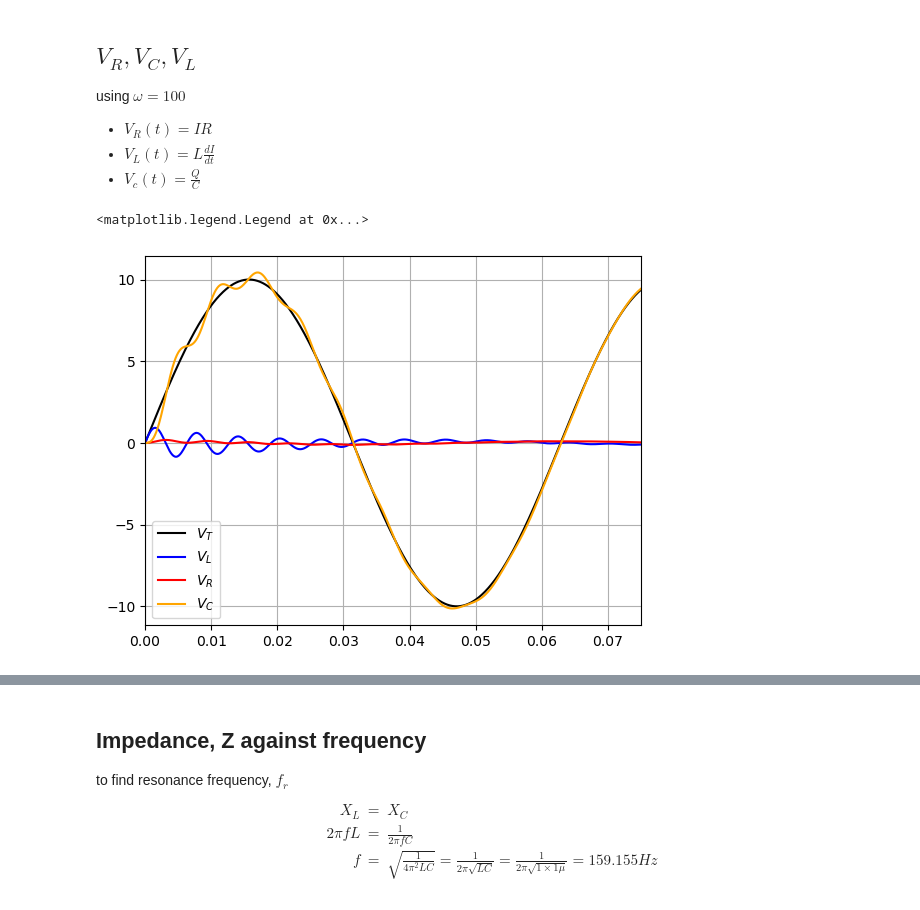
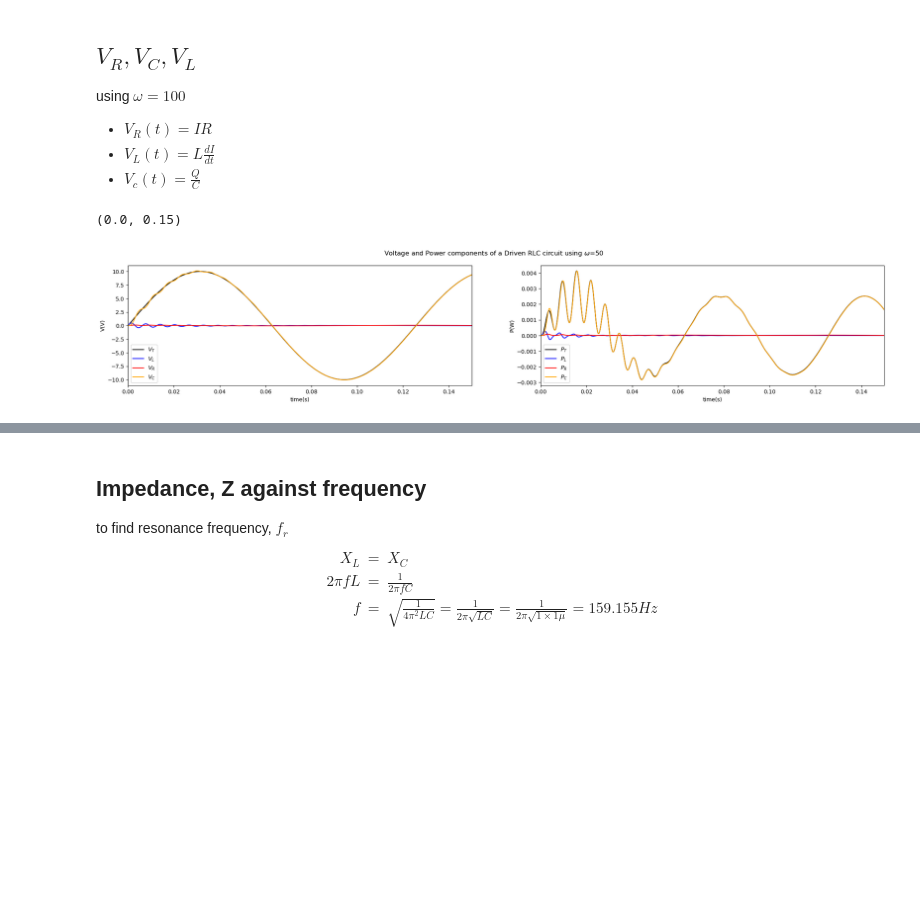
Before and after one commit to Bwimmin/Driven-RLC-Circuit, a Jupyter notebook: Driven RLC Circuit.ipynb, the cells around one changed output, grey strips where cells are left out. Saved outputs shown, nothing was run; the diff lists cells and outputs as text; code cells hidden in the pictures; blank space fills up the shorter version.

```diff
--- a/Driven RLC Circuit.ipynb
+++ b/Driven RLC Circuit.ipynb
@@ -169,18 +182,48 @@ using $\omega=100$
 - $V_{L}(t)=L \frac{dI}{dt}$
 - $V_{c}(t)=\frac{Q}{C}$
 # %%
-VT = A_V100
-VR = N_I100*R
-VL = L*np.diff(N_I100)/dt
-VC = N_Q100/C
+def VandP_components (V, I, Q, R, L, C, dt) :
+    VT = V
+    VR = I*R
+    VL = L*np.diff(I)/dt
+    VC = Q/C
+
+    PT= I*VT
+    PR = I*VR
+    PL = I[:-1]*VL
+    PC = I*VC
+
+    return VT, VR, VL, VC, PT, PR, PL, PC
+
+VT50, VR50, VL50, VC50, PT50, PR50, PL50, PC50 = VandP_components (A_V50, A_I50, A_Q50, R, L, C, dt)
+VT60, VR60, VL60, VC60, PT60, PR60, PL60, PC60 = VandP_components (A_V60, A_I60, A_Q50, R, L, C, dt)
+VT100, VR100, VL100, VC100, PT100, PR100, PL100, PC100 = VandP_components (A_V100, A_I100, A_Q50, R, L, C, dt)
-# %%
-plt.plot(t, VT,label=r'$V_T$', color = 'black')
-plt.plot(t[:-1], VL, label=r'$V_L$',color = 'blue')
-plt.plot(t, VR, label=r'$V_R$', color = 'red')
-plt.plot(t, VC, label=r'$V_C$', color = 'orange')
-plt.xlim(0,0.075)
-plt.grid()
-plt.legend()
-# %% [output]
-<matplotlib.legend.Legend at 0x...>
-[figure, removed]
+# %%
+fig, (ax1, ax2) = plt.subplots(1, 2, figsize=(25, 4))
+
+fig.suptitle(r'Voltage and Power components of a Driven RLC circuit using $\omega$=50')
+#ax1.set_xlim(0,100)
+#ax2.set_xlim(0,100)
+
+ax1.plot(t,      VT50,     color = 'black' ,label = r'$V_T$',)
+ax1.plot(t[:-1], VL50,     color = 'blue'  ,label = r'$V_L $')
+ax1.plot(t,      VR50,     color = 'red'   ,label = r'$V_R $')
+ax1.plot(t,      VC50,     color = 'orange',label = r'$V_C $')
+,
+ax2.plot(t,      PT50,    color = 'black', label = r'$P_T$')
+ax2.plot(t[:-1], PL50,    color = 'blue',  label = r'$P_L $')
+ax2.plot(t,      PR50,    color = 'red',   label = r'$P_R $')
+ax2.plot(t,      PC50,    color = 'orange',label = r'$P_C $')
+
+#ax1.set_title(r"$F_D$ = 1.35")
+#ax2.set_title(r"$F_D$ = 1.44")
+
+ax1.set(ylabel=r'V(V)', xlabel=r'time(s)')
+ax1.legend()
+ax2.set(ylabel=r'P(W)', xlabel=r'time(s)')
+ax2.legend()
+ax1.set_xlim(0,0.15)
+ax2.set_xlim(0,0.15)
+# %% [output]
+(0.0, 0.15)
+[figure, added]
```
Also changed, not shown: parts of 7 cells of this notebook.
